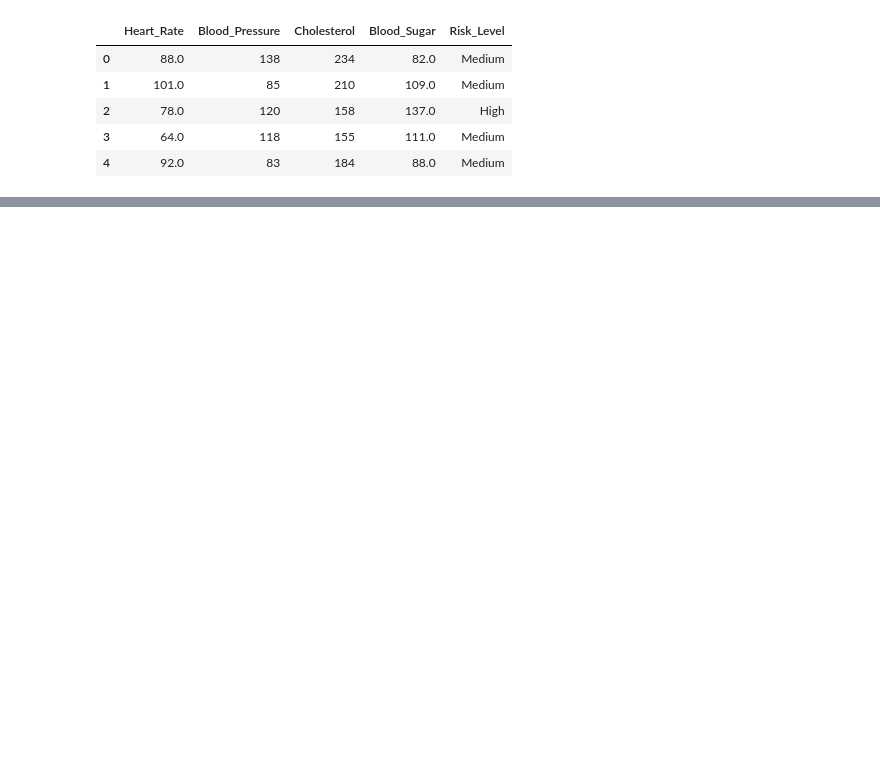
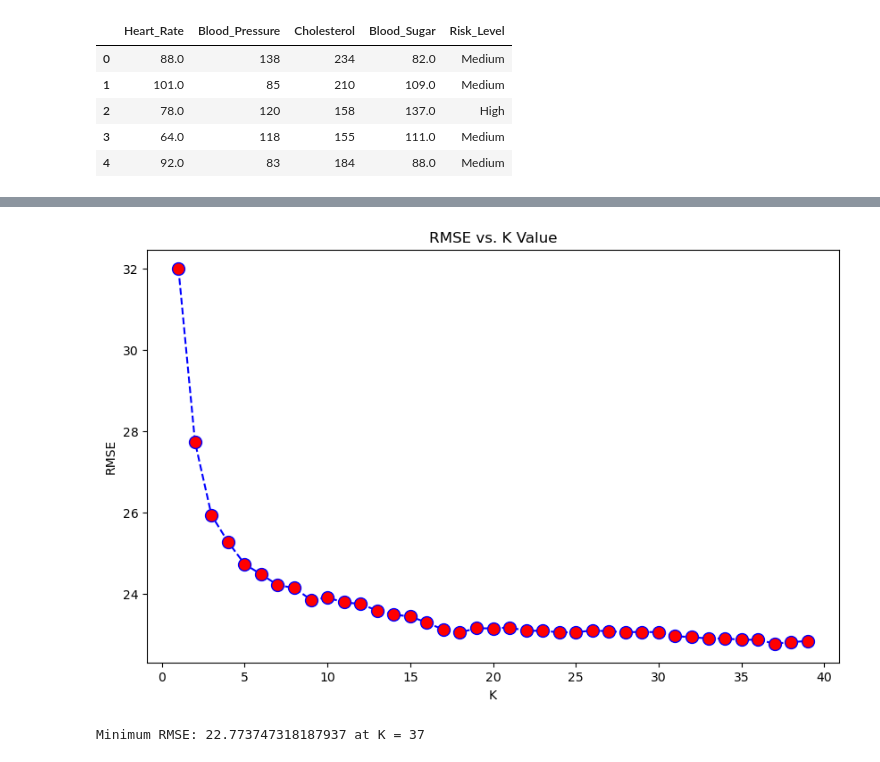
Before and after one commit to jlang62/ml-nlp-exam, a Jupyter notebook: notebooks/01_Classification.ipynb, the cells around one changed output, grey strips where cells are left out. Cells and saved outputs as stored; diff of their text form; code cells hidden in the pictures; blank space fills up the shorter version.

```diff
--- a/notebooks/01_Classification.ipynb
+++ b/notebooks/01_Classification.ipynb
@@ -15,0 +62,5 @@ df.head()
+# %%
+df_regression = df.dropna().drop(['Heart_Rate'], axis=1)
+df_null = pd.get_dummies(df[df.isnull().any(axis=1)].drop(['Heart_Rate'], axis=1))
+
+df_regression.head()
@@ -15,0 +83,36 @@ df.head()
+# %%
+# Split the data into train and test
+X = pd.get_dummies(df_regression.drop(['Blood_Sugar'], axis=1))
+y = df_regression['Blood_Sugar']
+
+X_train_reg, X_test_reg, y_train_reg, y_test_reg = train_test_split(X, y, test_size=0.2, random_state=42)
+# %%
+from sklearn.neighbors import KNeighborsRegressor
+from sklearn.metrics import mean_squared_error
+
+def find_best_k(X_train, y_train, X_test, y_test, k_range=(1, 40)):
+    error_rate = []
+    for i in range(k_range[0], k_range[1]):
+        knn = KNeighborsRegressor(n_neighbors=i)
+        knn.fit(X_train, y_train)
+        pred_i = knn.predict(X_test)
+        error_rate.append(np.sqrt(mean_squared_error(y_test, pred_i)))
+
+    plt.figure(figsize=(10, 6))
+    plt.plot(range(k_range[0], k_range[1]), error_rate, color='blue', linestyle='dashed', marker='o',
+             markerfacecolor='red', markersize=10)
+    plt.title('RMSE vs. K Value')
+    plt.xlabel('K')
+    plt.ylabel('RMSE')
+    plt.show()
+
+    # print the best k
+    best_k = error_rate.index(min(error_rate)) + 1
+    print("Minimum RMSE:", min(error_rate), "at K =", best_k)
+
+    return best_k
+# %%
+best_k_sug = find_best_k(X_train_reg, y_train_reg, X_test_reg, y_test_reg)
+# %% [output]
+[figure, added]
+Minimum RMSE: 22.773747318187937 at K = 37
```
Also changed, not shown: parts of 16 cells of this notebook.
